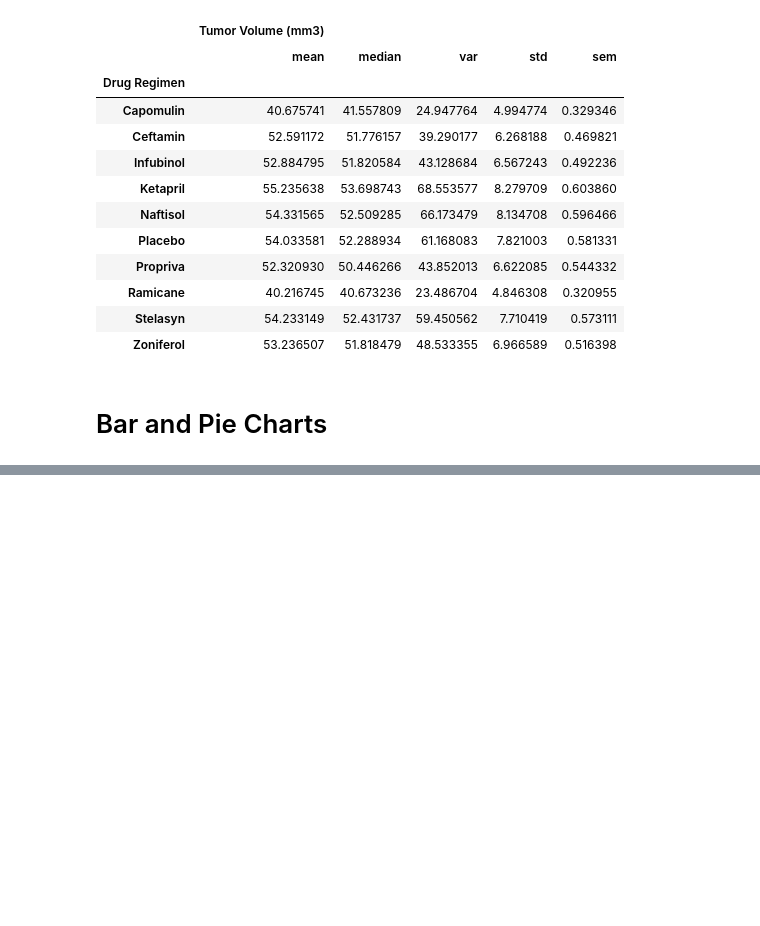
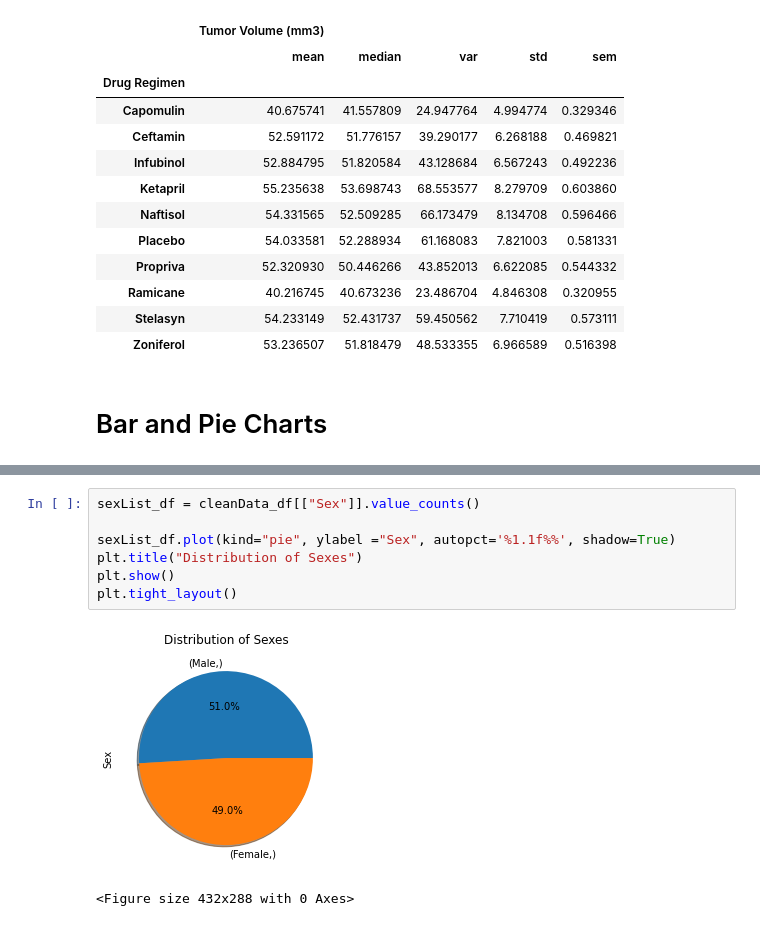
Before and after one commit to WayneJ2/Matplotlib-challenge, a Jupyter notebook: MatplotlibCode.ipynb, the cells around one changed output, grey strips where cells are left out. Drawn from its saved outputs; the diff is of its cells as text; blank space fills up the shorter version.

```diff
--- a/MatplotlibCode.ipynb
+++ b/MatplotlibCode.ipynb
@@ -107,0 +141,10 @@ cleanData_df[["Drug Regimen","Tumor Volume (mm3)"]].groupby("Drug Regimen").agg(
+# %%
+sexList_df = cleanData_df[["Sex"]].value_counts()
+
+sexList_df.plot(kind="pie", ylabel ="Sex", autopct='%1.1f%%', shadow=True)
+plt.title("Distribution of Sexes")
+plt.show()
+plt.tight_layout()
+# %% [output]
+[figure, added]
+<Figure size 432x288 with 0 Axes>
```
Also changed, not shown: parts of 12 cells of this notebook.
